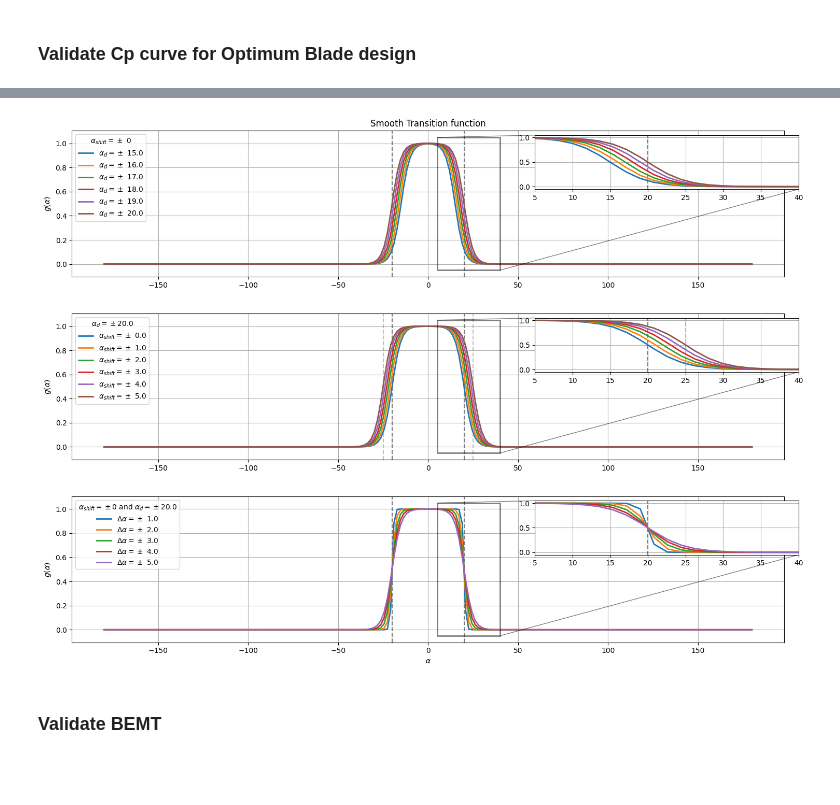
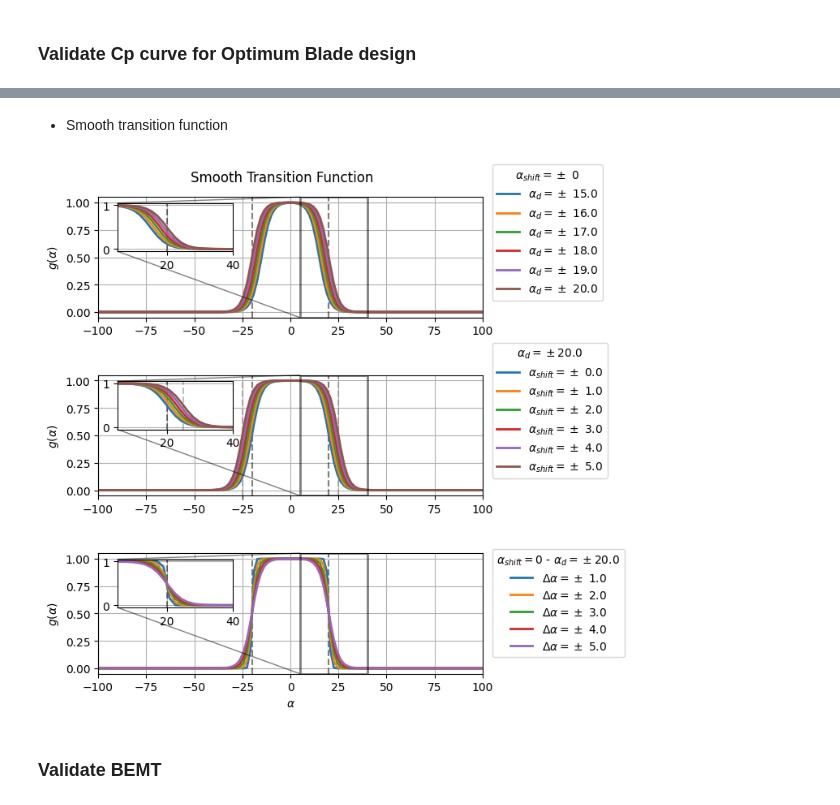
Before and after one commit to Widmark-Kaue/BEMT, a Jupyter notebook: case.ipynb, the cells around one changed output, grey strips where cells are left out. Drawn from its saved outputs; the diff is of its cells as text; code cells hidden in the pictures; blank space fills up the shorter version.

```diff
--- a/case.ipynb
+++ b/case.ipynb
@@ -104,3 +107,5 @@ plt.show()
+# %% [markdown]
+- Smooth transition function
 # %%
 alpha_d = np.deg2rad(20)
 alpha_shift = np.deg2rad(5)
@@ -115,13 +120,13 @@ alpha_vec = np.linspace(-np.pi, np.pi, 200)
 
 g = lambda alpha, alpha_d = alpha_d, alpha_shift = alpha_shift, delta_alpha = delta_alpha: 0.5*(1+np.tanh((alpha_d + alpha_shift  - np.abs(alpha))/delta_alpha))
 
-fig, axis = plt.subplots(3, 1, figsize = [15, 11])
+fig, axis = plt.subplots(3, 1, figsize = [6, 7])
 fig.tight_layout(pad=3.0)
-
+fig.suptitle('Smooth Transition Function')
 for i, ax in enumerate(axis):
 
     # zoomed plot
-    axins = ax.inset_axes([0.65, 0.6, 0.37, 0.37])
+    axins = ax.inset_axes([0.05, 0.55, 0.3, 0.4])
 
     # Vertical Lines
     ax.axvline(np.rad2deg(alpha_d), linestyle='--', alpha = 0.5, color='black')
@@ -145,38 +150,39 @@ for i, ax in enumerate(axis):
         for alpha_d in alpha_d_vec:
             ax.plot(np.rad2deg(alpha), g(alpha, alpha_d = alpha_d, alpha_shift=0), linewidth=2, label=r'$\alpha_d = \pm$ ' + f'{np.rad2deg(alpha_d):.1f}')
             axins.plot(np.rad2deg(alpha), g(alpha, alpha_d=alpha_d, alpha_shift=0), linewidth=2)
-            ax.set_title('Smooth Transition function')
+            # ax.set_title('Smooth Transition function')
             title = r'$\alpha_{shift} = \pm$ 0'
     elif i == 1:
         for alpha_shift in alpha_shift_vec:
             ax.plot(np.rad2deg(alpha), g(alpha, alpha_shift = alpha_shift), linewidth=2, label=r'$\alpha_{shift} = \pm$ ' + f'{np.rad2deg(alpha_shift):.1f}')
             axins.plot(np.rad2deg(alpha), g(alpha, alpha_shift=alpha_shift), linewidth=2)
             title = r'$\alpha_d = \pm $' + f'{np.rad2deg(alpha_d):.1f}'
     elif i == 2:
         for delta_alpha in delta_alpha_vec:
             ax.plot(np.rad2deg(alpha), g(alpha, alpha_shift=0, delta_alpha = delta_alpha), linewidth=2, label=r'$\Delta \alpha = \pm$ ' + f'{np.rad2deg(delta_alpha):.1f}')
             axins.plot(np.rad2deg(alpha), g(alpha, alpha_shift=0, delta_alpha=delta_alpha), linewidth=2)
             ax.set_xlabel(r'$\alpha$')
-            title = r'$\alpha_{shift} = \pm 0$ and $\alpha_d = \pm $' + f'{np.rad2deg(alpha_d):.1f}'
+            title = r'$\alpha_{shift} = 0$ - $\alpha_d = \pm $' + f'{np.rad2deg(alpha_d):.1f}'
     # else:
     #     ax.plot(np.rad2deg(alpha), g(alpha), linewidth=2, color='black', label=r'$g(\alpha)$')
 
 
     ax.set_ylabel(r'$g(\alpha)$')
     # ax.set_xticks(np.arange(-180,190,10))
     # ax.set_xticklabels(ax.get_xticklabels(), rotation=45)
 
-    ax.legend(loc = 2, title = title)
+    ax.set_xlim([-100, 100])
+    ax.legend(title = title, bbox_to_anchor=(1.01, 0.095))
     ax.grid()
 
     axins.set_xlim(5, 40)
     axins.grid()
 
     ax.indicate_inset_zoom(axins, linewidth=2, edgecolor="black")
 
 plt.show()
 # %% [output]
-[figure, old version]
+[figure, new version]
 # %% [markdown]
 ### Validate BEMT
 # %%
```
Also changed, not shown: parts of 5 cells of this notebook.
